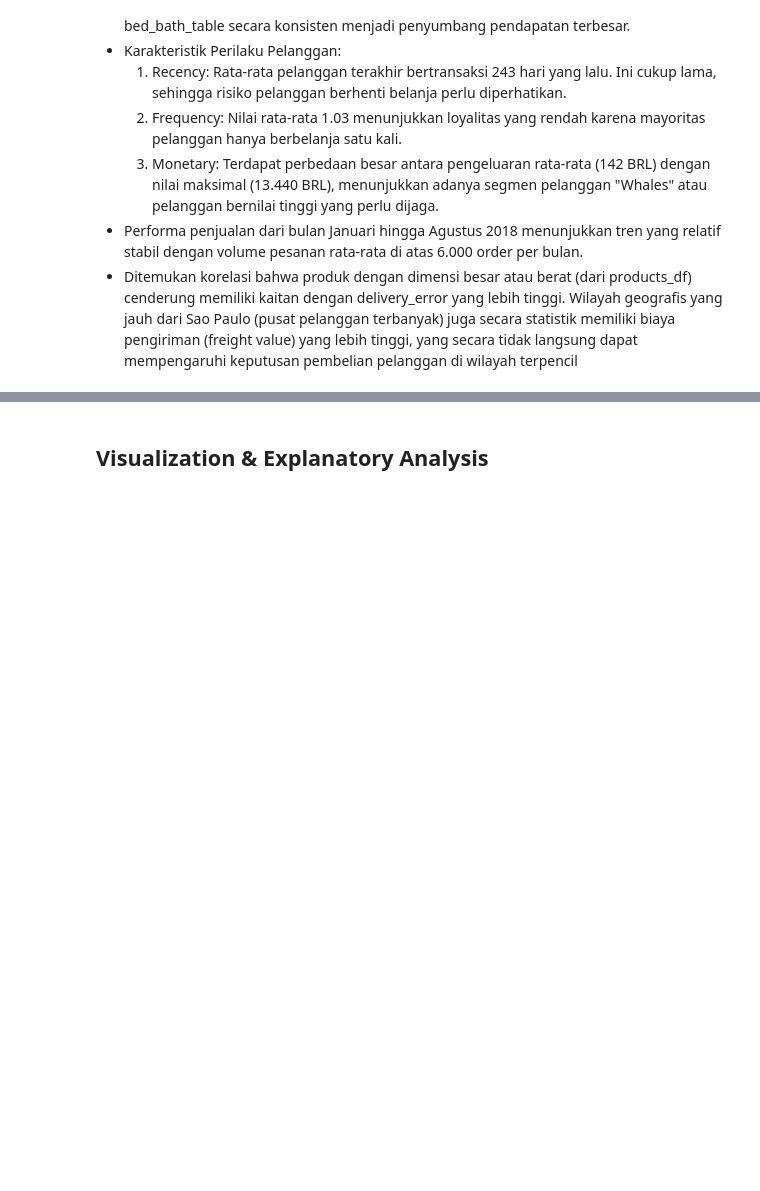
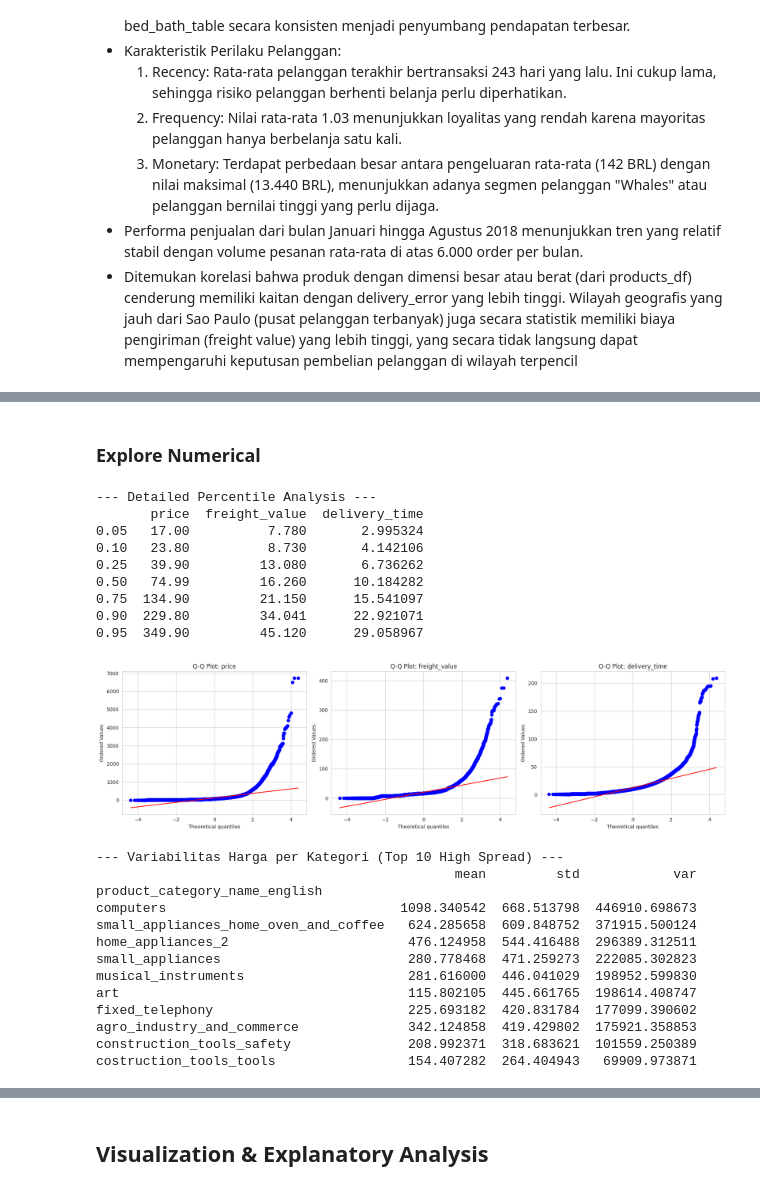
Before and after one commit to faniatantya-gif/ecommerce-data-analysis, a Jupyter notebook: notebook.ipynb, the cells around one changed output, grey strips where cells are left out. Saved outputs shown, nothing was run; the diff lists cells and outputs as text; code cells hidden in the pictures; blank space fills up the shorter version.

```diff
--- a/notebook.ipynb
+++ b/notebook.ipynb
@@ -742,0 +849,50 @@ display(customer_behavior.head())
+# %% [markdown]
+### Explore Numerical
+# %%
+# 1. Detailed Percentile Analysis
+cols_to_check = ['price', 'freight_value', 'delivery_time']
+percentiles = [0.05, 0.1, 0.25, 0.5, 0.75, 0.9, 0.95]
+
+print("--- Detailed Percentile Analysis ---")
+print(all_df[cols_to_check].quantile(percentiles))
+print("\n")
+
+# 2. Normality Testing (Q-Q Plots)
+plt.figure(figsize=(18, 5))
+for i, col in enumerate(cols_to_check):
+    ax = plt.subplot(1, 3, i + 1)
+    stats.probplot(all_df[col].dropna(), dist="norm", plot=plt)
+    ax.set_title(f"Q-Q Plot: {col}")
+
+plt.tight_layout()
+plt.show()
+
+# 3. Variance & Standard Deviation Analysis (Per Category)
+category_spread = all_df.groupby('product_category_name_english')['price'].agg(['mean', 'std', 'var']).sort_values(by='std', ascending=False).head(10)
+
+print("--- Variabilitas Harga per Kategori (Top 10 High Spread) ---")
+print(category_spread)
+# %% [output]
+--- Detailed Percentile Analysis ---
+       price  freight_value  delivery_time
+0.05   17.00          7.780       2.995324
+0.10   23.80          8.730       4.142106
+0.25   39.90         13.080       6.736262
+0.50   74.99         16.260      10.184282
+0.75  134.90         21.150      15.541097
+0.90  229.80         34.041      22.921071
+0.95  349.90         45.120      29.058967
+[figure, added]
+--- Variabilitas Harga per Kategori (Top 10 High Spread) ---
+                                              mean         std            var
+product_category_name_english
+computers                              1098.340542  668.513798  446910.698673
+small_appliances_home_oven_and_coffee   624.285658  609.848752  371915.500124
+home_appliances_2                       476.124958  544.416488  296389.312511
+small_appliances                        280.778468  471.259273  222085.302823
+musical_instruments                     281.616000  446.041029  198952.599830
+art                                     115.802105  445.661765  198614.408747
+fixed_telephony                         225.693182  420.831784  177099.390602
+agro_industry_and_commerce              342.124858  419.429802  175921.358853
+construction_tools_safety               208.992371  318.683621  101559.250389
+costruction_tools_tools                 154.407282  264.404943   69909.973871
```
Also changed, not shown: parts of 22 cells of this notebook.
